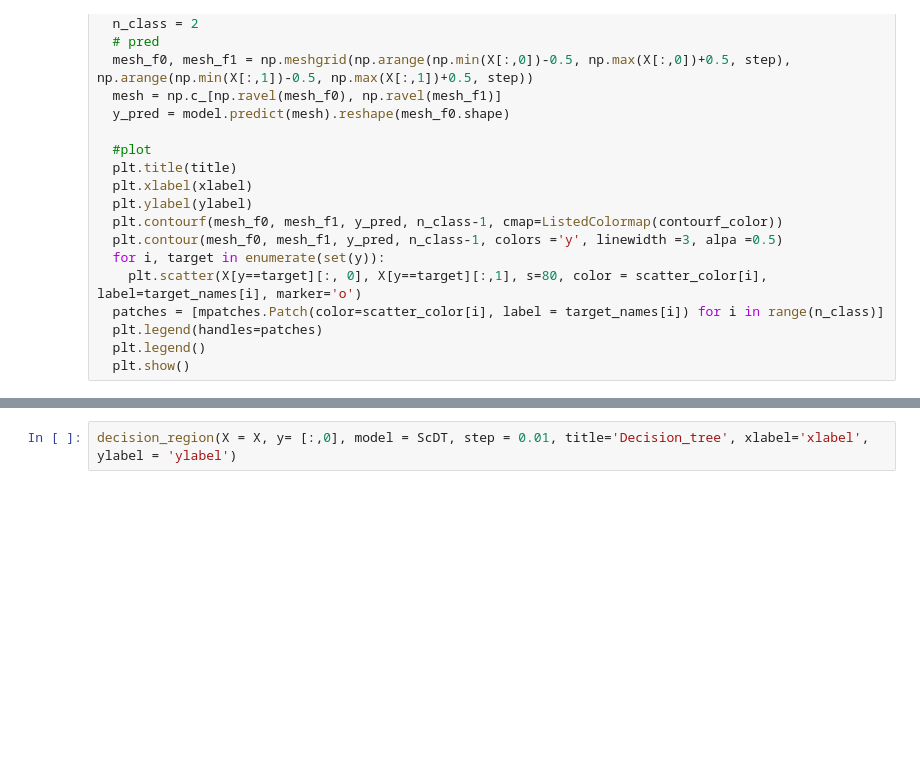
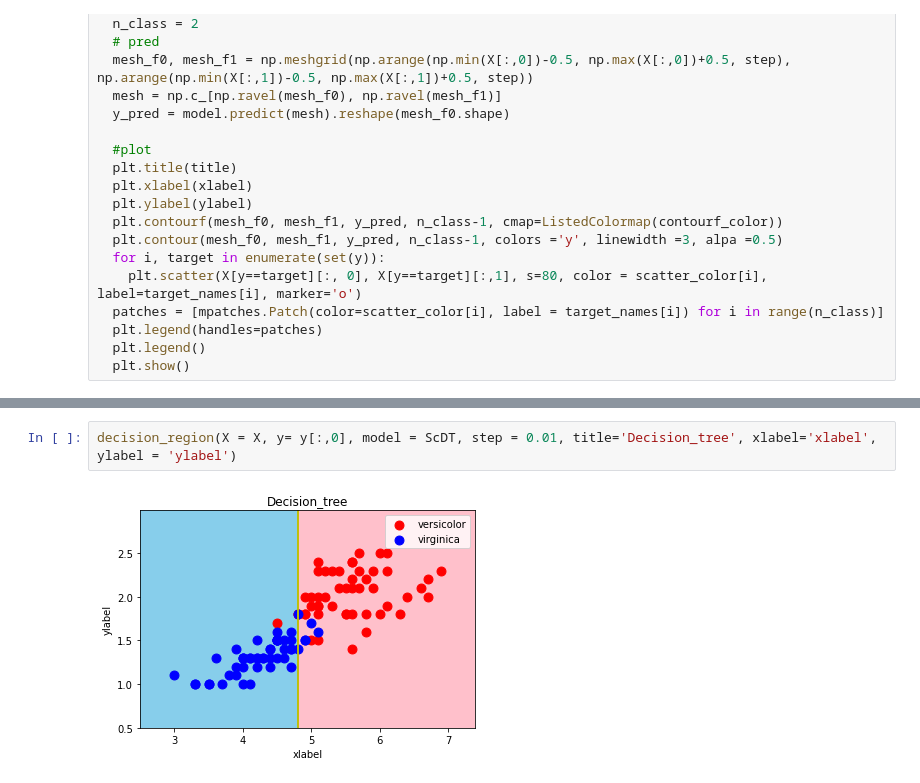
Before and after one commit to Mochismo/LearnPython, a Jupyter notebook: Twentythird_Assignment.ipynb, the cells around one changed output, grey strips where cells are left out. Cells and saved outputs as stored; diff of their text form; blank space fills up the shorter version.

```diff
--- a/Twentythird_Assignment.ipynb
+++ b/Twentythird_Assignment.ipynb
@@ -196,2 +222,4 @@ decision_region(X = X, y= [:,0], model = ScDT, step = 0.01, title='Decision_tree
 # %%
-decision_region(X = X, y= [:,0], model = ScDT, step = 0.01, title='Decision_tree', xlabel='xlabel', ylabel = 'ylabel')
+decision_region(X = X, y= y[:,0], model = ScDT, step = 0.01, title='Decision_tree', xlabel='xlabel', ylabel = 'ylabel')
+# %% [output]
+[figure, added]
```
Also changed, not shown: parts of 6 cells of this notebook.
